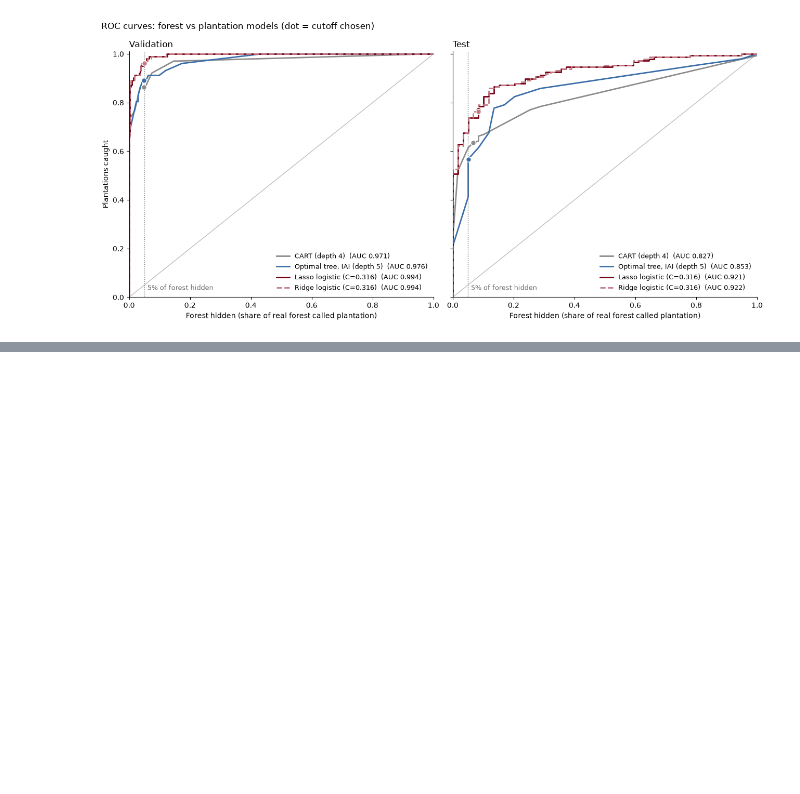
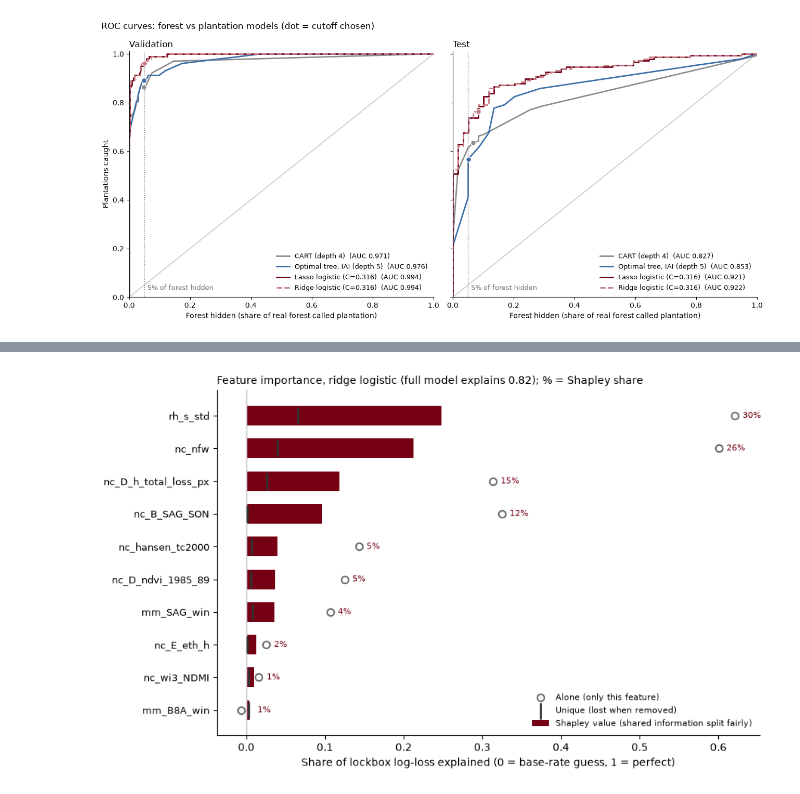
Before and after one commit to clement-docteur/mit_cropin_alab, a Jupyter notebook: models/interpretable_model_V1_less_features.ipynb, the cells around one changed output, grey strips where cells are left out. Drawn from its saved outputs; the diff is of its cells as text; code cells hidden in the pictures; blank space fills up the shorter version.

```diff
--- a/models/interpretable_model_V1_less_features.ipynb
+++ b/models/interpretable_model_V1_less_features.ipynb
@@ -302,0 +356,24 @@ plt.show()
+# %%
+from itertools import combinations
+from math import factorial
+from sklearn.metrics import log_loss
+
+_, ridge_C = tune(logit(0), C_grid)                          # same ridge penalty as section 3
+base_ll = log_loss(val[y], np.full(len(val), train[y].mean()))
+def score(cols):
+    if not cols: return 0.0
+    m = logit(0)(ridge_C).fit(train[cols], train[y])
+    return 1 - log_loss(val[y], m.predict_proba(val[cols])[:, 1]) / base_ll
+
+p = len(X_cols)
+v = {S: score([X_cols[i] for i in S]) for k in range(p + 1) for S in combinations(range(p), k)}
+w = [factorial(k) * factorial(p - k - 1) / factorial(p) for k in range(p)]   # Shapley weight for a subset of size k
+full_score = v[tuple(range(p))]
+imp = pd.DataFrame({
+    'alone': [v[(j,)] for j in range(p)],
+    'Shapley': [sum(w[len(S)] * (v[tuple(sorted(S + (j,)))] - v[S]) for S in v if j not in S) for j in range(p)],
+    'unique': [full_score - v[tuple(i for i in range(p) if i != j)] for j in range(p)],
+}, index=X_cols).sort_values('Shapley', ascending=False)
+imp['Shapley share'] = imp.Shapley / full_score
+print(f'Full model: {full_score:.3f} of lockbox log-loss explained (Shapley values sum to {imp.Shapley.sum():.3f})')
+imp.round(3)
@@ -302,0 +393,19 @@ plt.show()
+# %%
+# Bar = Shapley value (fair share); open circle = feature alone; black tick = unique (added on top of all others).
+fig, ax = plt.subplots(figsize=(9, 5.5))
+ypos = np.arange(p)[::-1]
+ax.barh(ypos, imp.Shapley, color='#750014', height=0.6, label='Shapley value (shared information split fairly)')
+ax.scatter(imp.alone, ypos, s=45, facecolors='white', edgecolors='#6E6E6E', lw=1.5, zorder=3, label='Alone (only this feature)')
+ax.scatter(imp.unique, ypos, marker='|', s=250, color='#333333', lw=2, zorder=4, label='Unique (lost when removed)')
+for yp, (f, r) in zip(ypos, imp.iterrows()):
+    ax.text(max(r.Shapley, r.alone, 0) + 0.01, yp, f'{100 * r["Shapley share"]:.0f}%', va='center', fontsize=8, color='#750014')
+ax.set_yticks(ypos, imp.index, fontsize=9)
+ax.axvline(0, color='#BDBDBD', lw=1)
+ax.set_xlabel('Share of lockbox log-loss explained (0 = base-rate guess, 1 = perfect)')
+ax.set_title(f'Feature importance, ridge logistic (full model explains {full_score:.2f}); % = Shapley share', loc='left', fontsize=10)
+ax.legend(loc='lower right', fontsize=8, frameon=False)
+ax.spines[['top', 'right']].set_visible(False)
+fig.tight_layout()
+plt.show()
+# %% [output]
+[figure, added]
```
Also changed, not shown: parts of 11 cells of this notebook, 4 other files.
